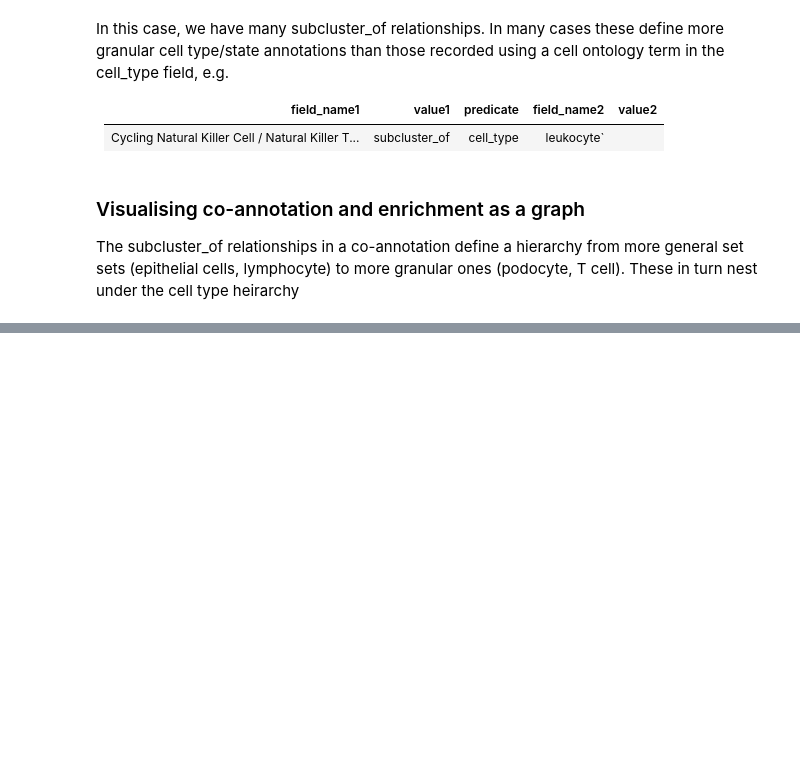
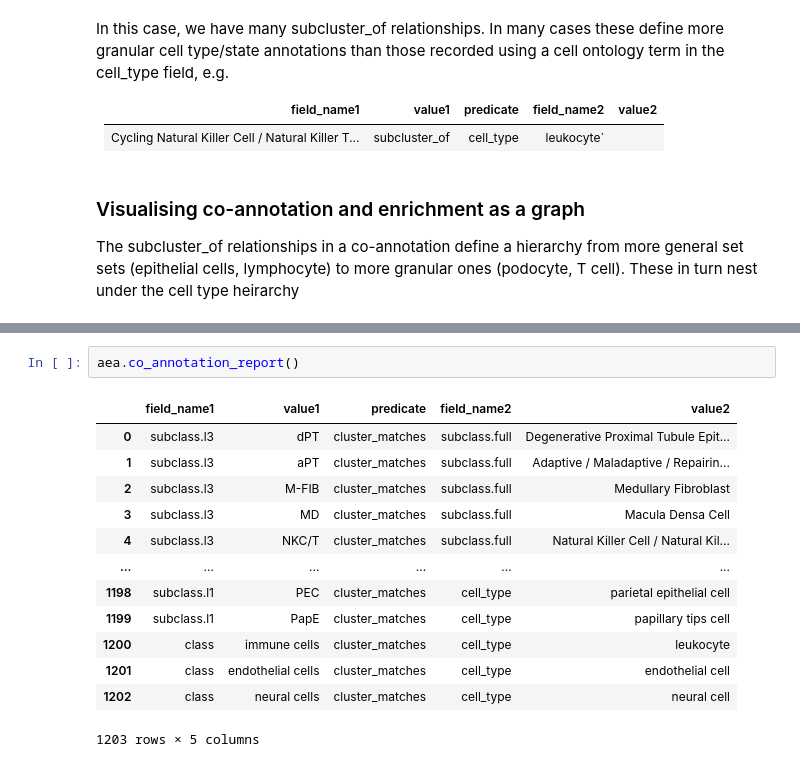
Before and after one commit to INCATools/pandasaurus_cxg, a Jupyter notebook: walkthrough.ipynb, the cells around one changed output, grey strips where cells are left out. Cells and saved outputs as stored; diff of their text form; blank space fills up the shorter version.

```diff
--- a/walkthrough.ipynb
+++ b/walkthrough.ipynb
@@ -222,0 +261,16 @@ The subcluster_of relationships in a co-annotation define a hierarchy from more
+# %%
+aea.co_annotation_report()
+# %% [output]
+|  | field_name1 | value1 | predicate | field_name2 | value2 |
+| 0 | subclass.l3 | dPT | cluster_matches | subclass.full | Degenerative Proximal Tubule Epit... |
+| 1 | subclass.l3 | aPT | cluster_matches | subclass.full | Adaptive / Maladaptive / Repairin... |
+| 2 | subclass.l3 | M-FIB | cluster_matches | subclass.full | Medullary Fibroblast |
+| 3 | subclass.l3 | MD | cluster_matches | subclass.full | Macula Densa Cell |
+| 4 | subclass.l3 | NKC/T | cluster_matches | subclass.full | Natural Killer Cell / Natural Kil... |
+| ... | ... | ... | ... | ... | ... |
+| 1198 | subclass.l1 | PEC | cluster_matches | cell_type | parietal epithelial cell |
+| 1199 | subclass.l1 | PapE | cluster_matches | cell_type | papillary tips cell |
+| 1200 | class | immune cells | cluster_matches | cell_type | leukocyte |
+| 1201 | class | endothelial cells | cluster_matches | cell_type | endothelial cell |
+| 1202 | class | neural cells | cluster_matches | cell_type | neural cell |
+1203 rows × 5 columns
```
Also changed, not shown: parts of 16 cells of this notebook, 11 other files.
